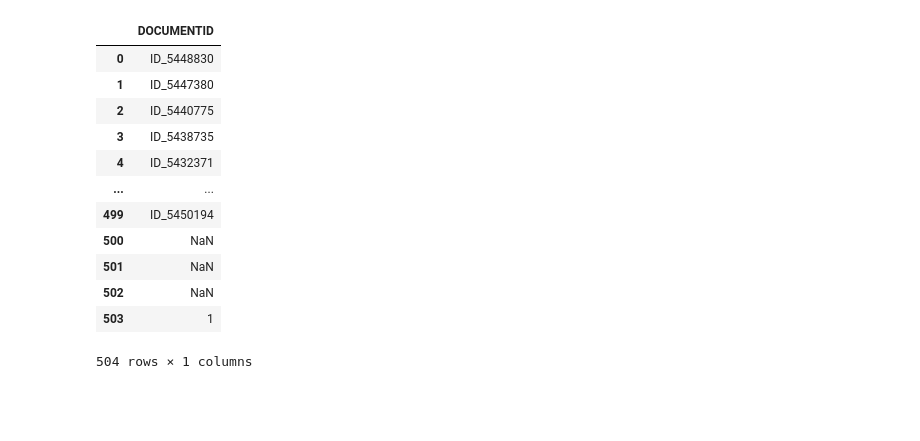
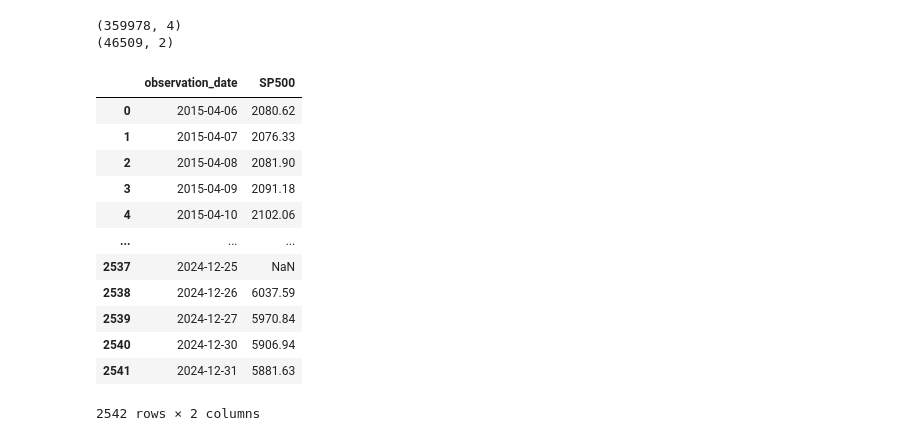
Before and after one commit to emmacarr23/techbridge24, a Jupyter notebook: cleaning/intro.ipynb, the cells around one changed output. Cells and saved outputs as stored; diff of their text form; code cells hidden in the pictures; blank space fills up the shorter version.

```diff
--- a/cleaning/intro.ipynb
+++ b/cleaning/intro.ipynb
@@ -3,18 +0,0 @@ import pandas as pd
-# %%
-df = pd.read_excel('..\data\Sample Data AgencyExpress (1% sample Georgia).xlsx')
-df = df[['DOCUMENTID']]
-display(df)
-# %% [output]
-|  | DOCUMENTID |
-| 0 | ID_5448830 |
-| 1 | ID_5447380 |
-| 2 | ID_5440775 |
-| 3 | ID_5438735 |
-| 4 | ID_5432371 |
-| ... | ... |
-| 499 | ID_5450194 |
-| 500 | NaN |
-| 501 | NaN |
-| 502 | NaN |
-| 503 | 1 |
-504 rows × 1 columns
@@ -20,0 +11,28 @@ display(df)
+# %%
+sp500 = pd.read_csv('..\data\SP500.csv')
+# %%
+amx_lines = amx_lines[['OFFERNUMBER', 'PRODUCTTYPECODE', 'QUANTITY', 'TOTALGROSSWEIGHT']]
+print(amx_lines.shape)
+amx_header = amx_header[['OFFERNUMBER', 'OFFERDATE']]
+print(amx_header.shape)
+# %% [output]
+(359978, 4)
+(46509, 2)
+# %%
+sp500['observation_date'] = pd.to_datetime(sp500['observation_date'])
+#sp500['QUARTER_YEAR'] = sp500['observation_date'].dt.to_period('Q')
+display(sp500)
+# %% [output]
+|  | observation_date | SP500 |
+| 0 | 2015-04-06 | 2080.62 |
+| 1 | 2015-04-07 | 2076.33 |
+| 2 | 2015-04-08 | 2081.90 |
+| 3 | 2015-04-09 | 2091.18 |
+| 4 | 2015-04-10 | 2102.06 |
+| ... | ... | ... |
+| 2537 | 2024-12-25 | NaN |
+| 2538 | 2024-12-26 | 6037.59 |
+| 2539 | 2024-12-27 | 5970.84 |
+| 2540 | 2024-12-30 | 5906.94 |
+| 2541 | 2024-12-31 | 5881.63 |
+2542 rows × 2 columns
```
Also changed, not shown: parts of 10 cells of this notebook, 1 other file.
